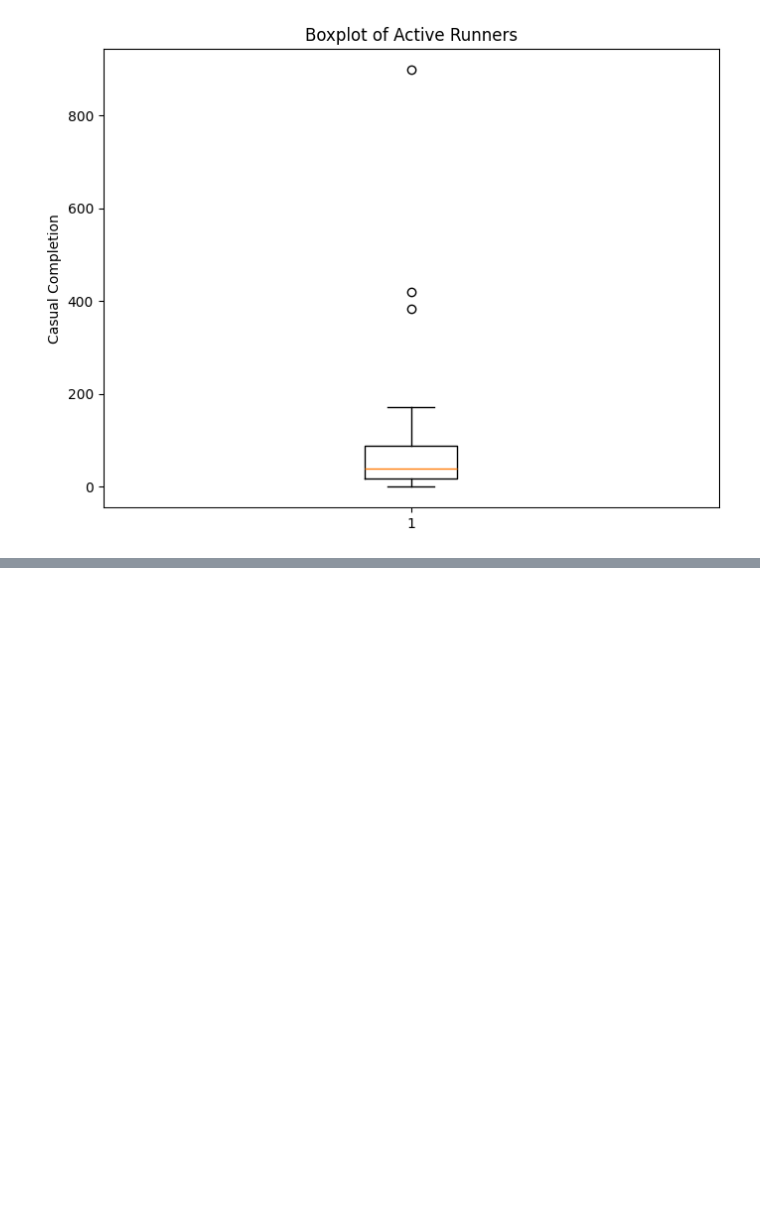
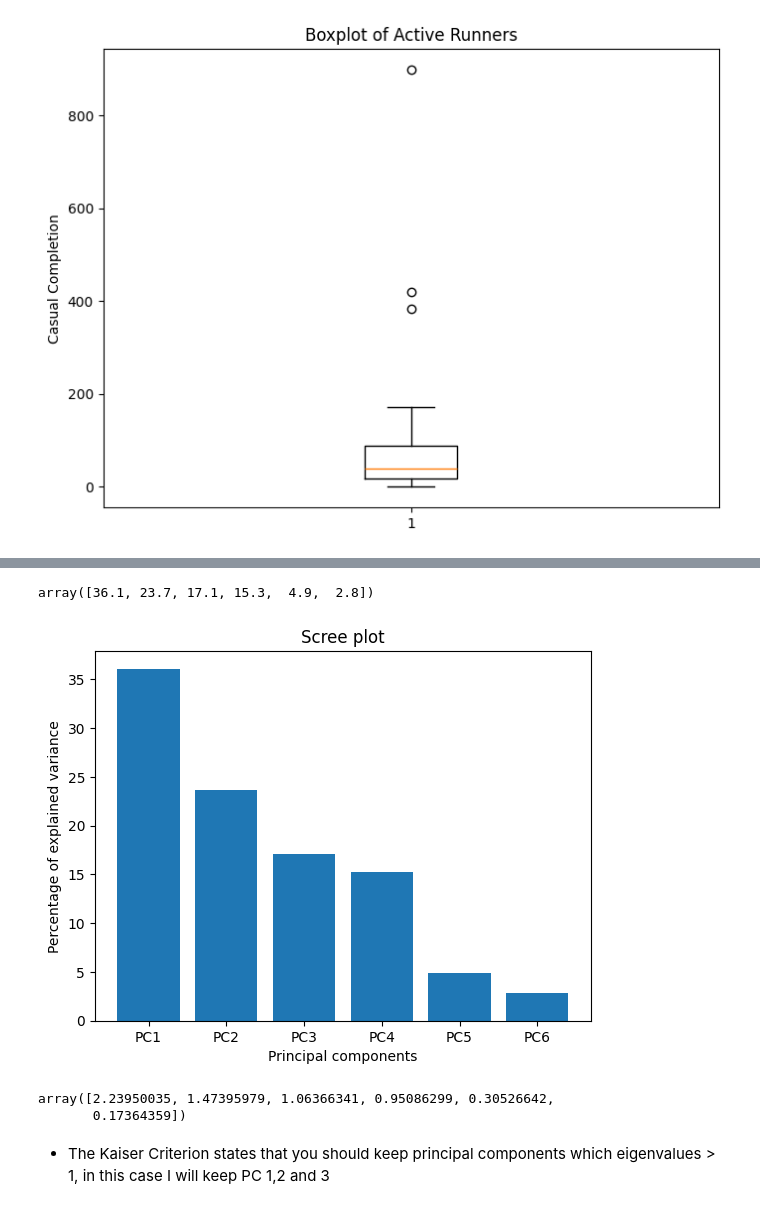
Before and after one commit to Jamie-Lawlor/Road_to_world_record_composite_index, a Jupyter notebook: Road_to_world_record.ipynb, the cells around one changed output, grey strips where cells are left out. Saved outputs shown, nothing was run; the diff lists cells and outputs as text; code cells hidden in the pictures; blank space fills up the shorter version.

```diff
--- a/Road_to_world_record.ipynb
+++ b/Road_to_world_record.ipynb
@@ -131,0 +185,10 @@ plt.show()
+# %%
+numerical_data = data.copy()
+numerical_data.drop('Game_Name', axis = 1, inplace = True)
+numerical_data.drop('Glitches_possible', axis = 1, inplace = True)
+numerical_data.drop('Platform', axis = 1, inplace = True)
+numerical_data.drop('Category', axis = 1, inplace = True)
+numerical_data.drop('RNG', axis = 1, inplace = True)
+# data.head()
+# scaled_data = preprocessing.scale(data.T)
+# scaled_data
@@ -131,0 +204,4 @@ plt.show()
+# %%
+scaled_data = preprocessing.scale(numerical_data)
+
+scaled_data
@@ -131,0 +226,24 @@ plt.show()
+# %%
+pca = PCA()
+pca.fit(scaled_data)
+pca_data = pca.transform(scaled_data)
+per_var = np.round(pca.explained_variance_ratio_ *100, decimals =1)
+per_var
+# %% [output]
+array([36.1, 23.7, 17.1, 15.3,  4.9,  2.8])
+# %%
+labels = ['PC'+str(i) for i in range(1, len(per_var)+1)]
+plt.bar(x = range(1, len(per_var)+1), height = per_var, tick_label=labels)
+plt.ylabel("Percentage of explained variance")
+plt.xlabel("Principal components")
+plt.title("Scree plot")
+plt.show()
+# %% [output]
+[figure, added]
+# %%
+pca.explained_variance_
+# %% [output]
+array([2.23950035, 1.47395979, 1.06366341, 0.95086299, 0.30526642,
+       0.17364359])
+# %% [markdown]
+ - The Kaiser Criterion states that you should keep principal components which eigenvalues > 1, in this case I will keep PC 1,2 and 3
```
Also changed, not shown: parts of 16 cells of this notebook.
